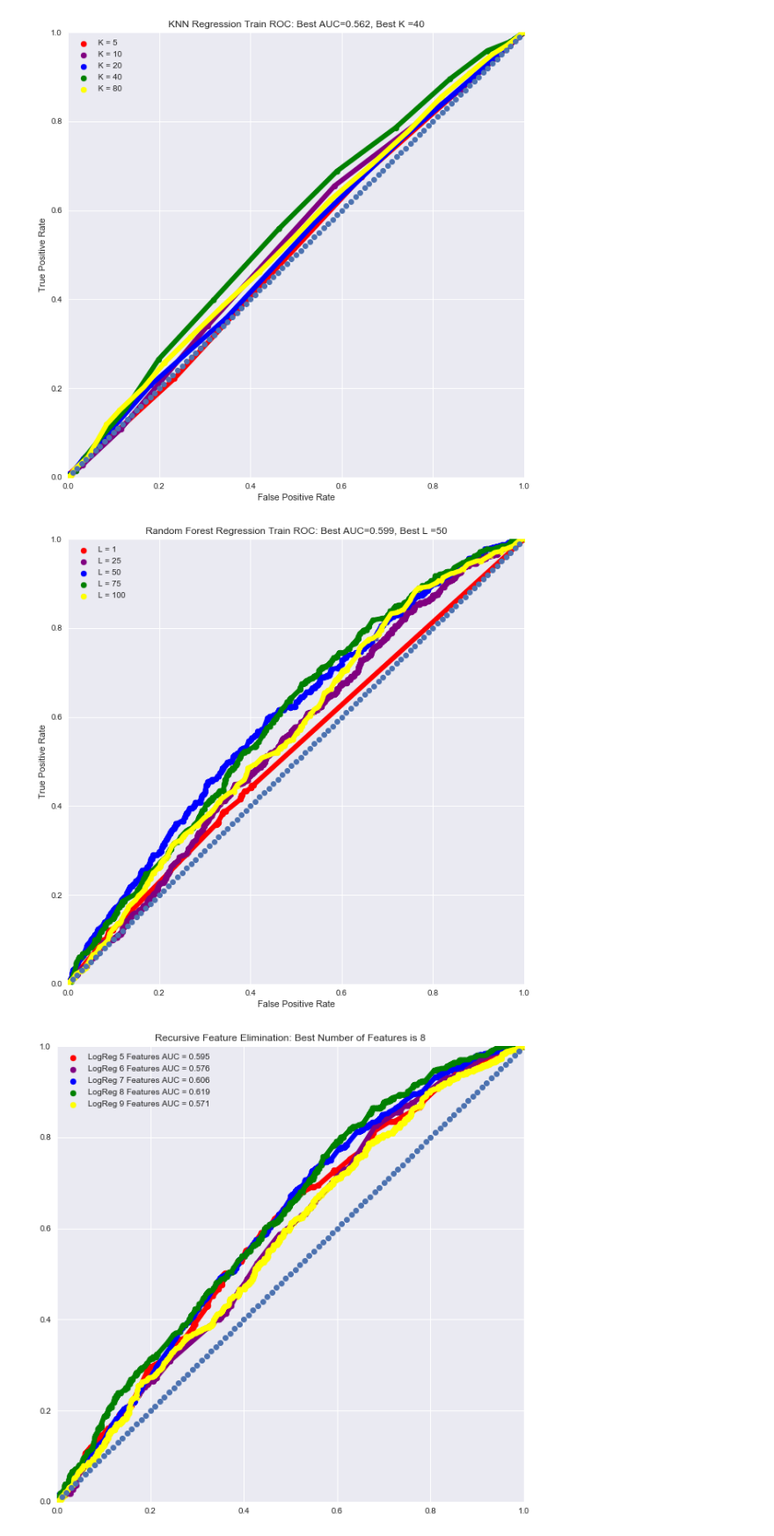
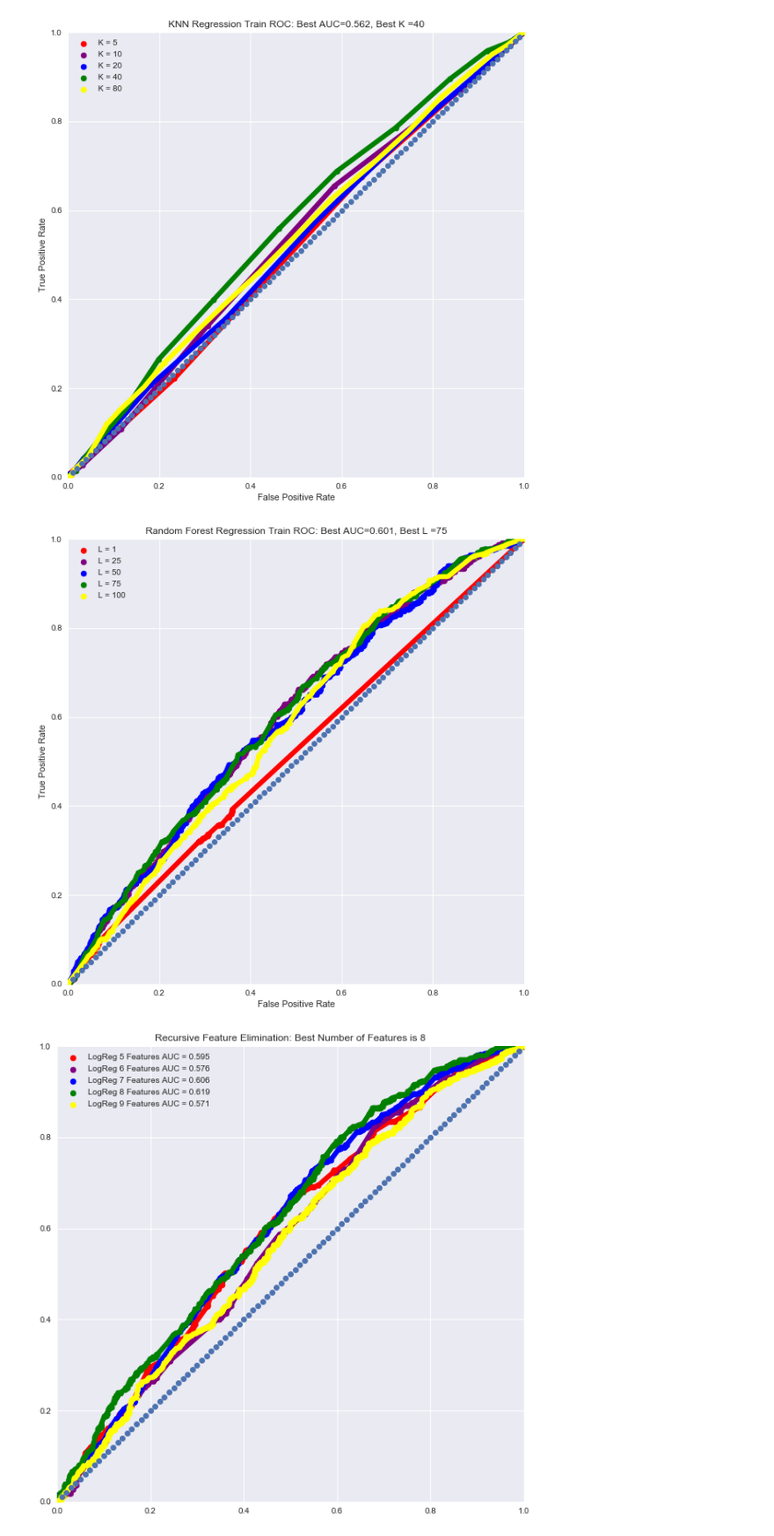
Before and after one commit to zcblack/Springboard, a Jupyter notebook: Capstone2/SpringboardDataCleanUp.ipynb, the cells around one changed output. Shown: that part at 88% size. Drawn from its saved outputs; the diff is of its cells as text; code cells hidden in the pictures.

```diff
--- a/Capstone2/SpringboardDataCleanUp.ipynb
+++ b/Capstone2/SpringboardDataCleanUp.ipynb
@@ -329,7 +329,7 @@ plt.show()
 # %% [output]
 [figure]
 # %%
-from sklearn.neighbors import KNeighborsRegressor
+from sklearn.neighbors import KNeighborsClassifier
 
 bestK = 0
 bestAUCK = 0
@@ -352,9 +352,9 @@ plt.xlabel('False Positive Rate')
 plt.ylabel('True Positive Rate')
 
 for train, test in kf.split(dfX,dfY):
-    knn = KNeighborsRegressor(Ks[i])
+    knn = KNeighborsClassifier(Ks[i])
     knn.fit(dfX.iloc[train.tolist()],dfY.iloc[train.tolist()])
-    preds = knn.predict(dfX.iloc[test.tolist()])
+    preds = knn.predict_proba(dfX.iloc[test.tolist()])[:,1]
     fpr, tpr, threshold = metrics.roc_curve(dfY.iloc[test.tolist()], preds)
     auc = metrics.auc(fpr,tpr)
     if auc>bestAUCK:
@@ -370,7 +370,7 @@ plt.show()
 # %% [output]
 [figure]
 # %%
-from sklearn.ensemble import RandomForestRegressor
+from sklearn.ensemble import RandomForestClassifier
 
 bestL = 0
 bestAUCL = 0
@@ -380,36 +380,36 @@ colors= ['red','purple','blue','green','yellow']
 #make cross validation of K values and kfold
 Ls = [1,25,50,75,100]
 kf = StratifiedKFold(n_splits=5)
 
 #change  figure size
 mpl.rcParams['figure.figsize'] = (10,10)
 
 
 #ROC plot of model accuracy
 sns.set()
 plt.xlim(0,1)
 plt.ylim(0,1)
 plt.xlabel('False Positive Rate')
 plt.ylabel('True Positive Rate')
 
 for train, test in kf.split(dfX,dfY):
-    rfr = RandomForestRegressor(n_estimators=2,min_samples_leaf=Ls[i])
+    rfr = RandomForestClassifier(n_estimators=2,min_samples_leaf=Ls[i])
     rfr.fit(dfX.iloc[train.tolist()],dfY.iloc[train.tolist()])
-    preds = rfr.predict(dfX.iloc[test.tolist()])
+    preds = rfr.predict_proba(dfX.iloc[test.tolist()])[:,1]
     fpr, tpr, threshold = metrics.roc_curve(dfY.iloc[test.tolist()], preds)
     auc = metrics.auc(fpr,tpr)
     if auc>bestAUCL:
         bestL=Ls[i]
         bestAUCL=auc
     i += 1
     plt.scatter(x=fpr, y=tpr, c = colors[i-1],label='L = '+str(Ls[i-1]))
     plt.plot(fpr,tpr, color = colors[i-1], linewidth=6.0)
 plt.legend()
 plt.title('Random Forest Regression Train ROC: Best AUC='+str(round(bestAUCL,3))+', Best L ='+str(bestL))
 plt.plot(x,y,'o')
 plt.show()
 # %% [output]
-[figure, old version]
+[figure, new version]
 # %%
 from sklearn.feature_selection import RFE
 i=0
```
Also changed, not shown: parts of 2 cells of this notebook.
